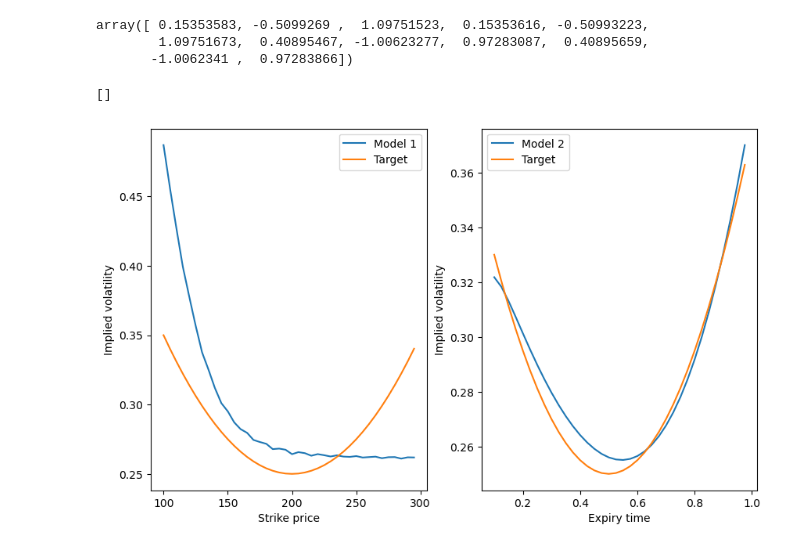
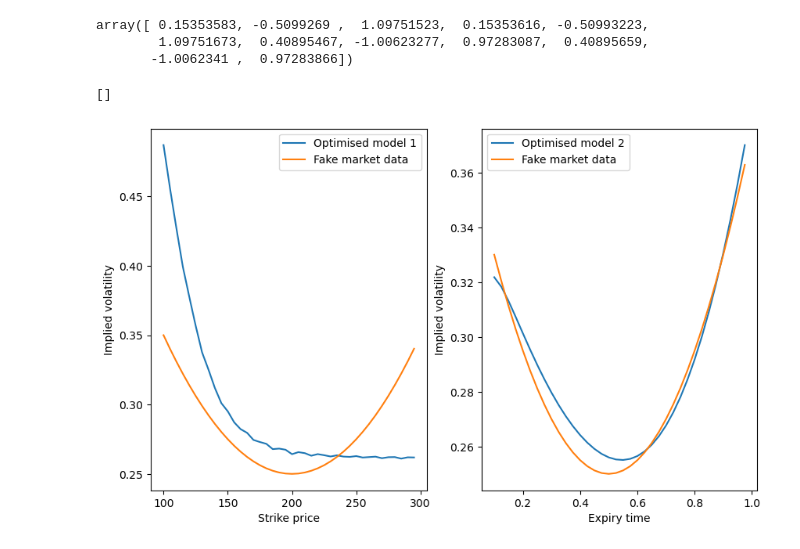
Before and after one commit to tomferon/msc-uoy-dissertation, a Jupyter notebook: notebook.ipynb, the cells around one changed output. Saved outputs shown, nothing was run; the diff lists cells and outputs as text; code cells hidden in the pictures.

```diff
--- a/notebook.ipynb
+++ b/notebook.ipynb
@@ -8,13 +8,14 @@ from pydissertation import Model, BasketOption, pde_pricer
 # %%
 PDE_STEP_COUNT = 50
 IMPLIED_VOLATILITY_TOLERANCE = 0.0001
+R = 0.02
 # %%
 def black_scholes_formula(model, option, volatiliy):
     initial_basket_value = np.dot(np.array(option.weights), np.array(model.initial_prices))
     stdnorm = scipy.stats.norm(0,1)
-    discounting_factor = np.exp(-r * option.expiry_time)
-    dminus = (np.log(initial_basket_value / option.strike_price) + (r - volatiliy ** 2 / 2) * option.expiry_time) / (volatiliy * np.sqrt(option.expiry_time))
-    dplus = (np.log(initial_basket_value / option.strike_price) + (r + volatiliy ** 2 / 2) * option.expiry_time) / (volatiliy * np.sqrt(option.expiry_time))
+    discounting_factor = np.exp(-R * option.expiry_time)
+    dminus = (np.log(initial_basket_value / option.strike_price) + (R - volatiliy ** 2 / 2) * option.expiry_time) / (volatiliy * np.sqrt(option.expiry_time))
+    dplus = (np.log(initial_basket_value / option.strike_price) + (R + volatiliy ** 2 / 2) * option.expiry_time) / (volatiliy * np.sqrt(option.expiry_time))
     return initial_basket_value * stdnorm.cdf(dplus) - option.strike_price * discounting_factor * stdnorm.cdf(dminus)
 
 def implied_volatility(model, option, price):
@@ -61,7 +62,7 @@ def make_model(params):
         bl = params[6] + params[7] * t + params[8] * t ** 2
         br = params[9] + params[10] * t + params[11] * t ** 2
         return [[tl, tr], [bl, br]]
-    return Model(initial_prices=[100,50], volatility=volatility, riskfree_rate=lambda t: 0.02)
+    return Model(initial_prices=[100,50], volatility=volatility, riskfree_rate=lambda t: R)
 
 def individual_error(x, y):
     return np.maximum(0, (x - y) ** 2 - IMPLIED_VOLATILITY_TOLERANCE)
@@ -113,22 +114,22 @@ array([ 0.15353583, -0.5099269 ,  1.09751523,  0.15353616, -0.50993223,
 # %%
 imp_vol_strike_prices = implied_volatility_from_strike_price(model_strike_price, weights=[1,2], expiry_time=1)
 imp_vol_strike_prices["target"] = imp_vol_strike_prices.apply(
     lambda row: target_vol_strike(row["strike_price"]),
     axis=1)
 imp_vol_expiry_times = implied_volatility_from_expiry_time(model_expiry_time, weights=[1,2], strike_price=200)
 imp_vol_expiry_times["target"] = imp_vol_expiry_times.apply(
     lambda row: target_vol_expiry(row["expiry_time"]),
     axis=1)
 
 fig, axs = plt.subplots(ncols=2, figsize=(10,6))
-sns.lineplot(data=imp_vol_strike_prices, x="strike_price", y="implied_volatility", ax=axs[0], label="Model 1")
-sns.lineplot(data=imp_vol_strike_prices, x="strike_price", y="target", ax=axs[0], label="Target")
+sns.lineplot(data=imp_vol_strike_prices, x="strike_price", y="implied_volatility", ax=axs[0], label="Optimised model 1")
+sns.lineplot(data=imp_vol_strike_prices, x="strike_price", y="target", ax=axs[0], label="Fake market data")
 axs[0].set(xlabel="Strike price", ylabel="Implied volatility")
-sns.lineplot(data=imp_vol_expiry_times, x="expiry_time", y="implied_volatility", ax=axs[1], label="Model 2")
-sns.lineplot(data=imp_vol_expiry_times, x="expiry_time", y="target", ax=axs[1], label="Target")
+sns.lineplot(data=imp_vol_expiry_times, x="expiry_time", y="implied_volatility", ax=axs[1], label="Optimised model 2")
+sns.lineplot(data=imp_vol_expiry_times, x="expiry_time", y="target", ax=axs[1], label="Fake market data")
 axs[1].set(xlabel="Expiry time", ylabel="Implied volatility")
 plt.savefig("graphs/fitted_models.png")
 plt.plot()
 # %% [output]
 []
-[figure, old version]
+[figure, new version]
```
Also changed, not shown: 1 other file.
